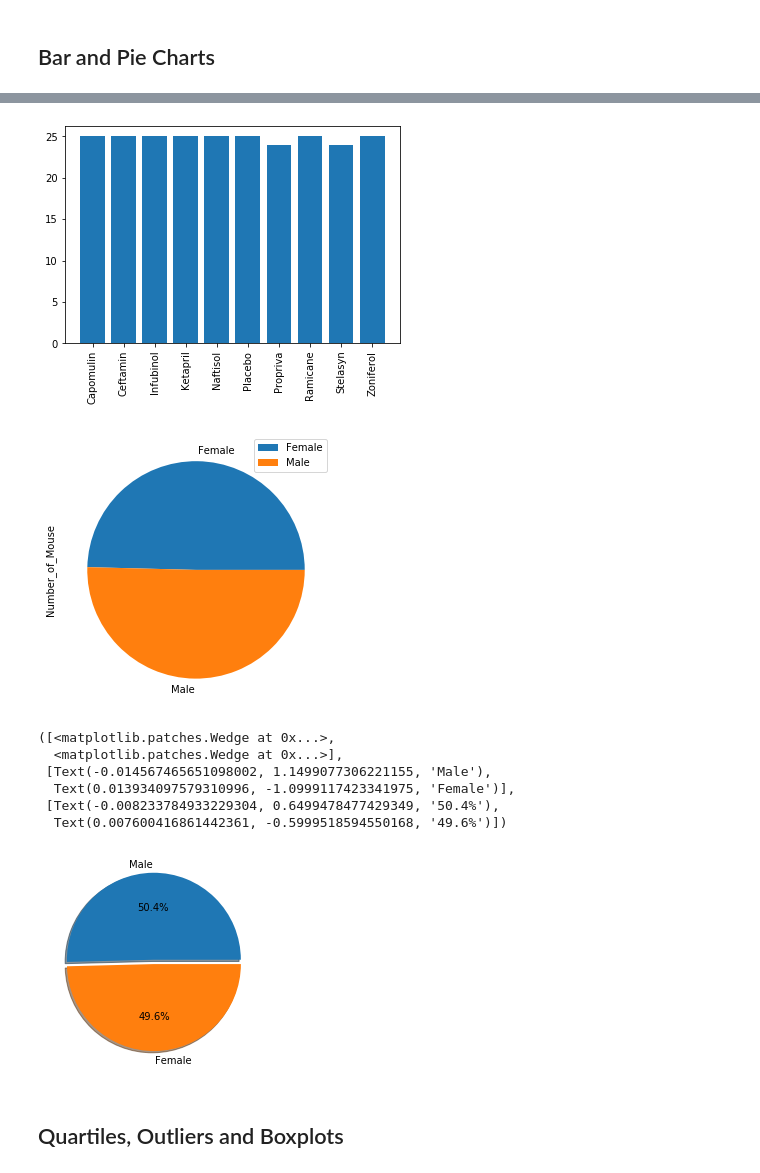
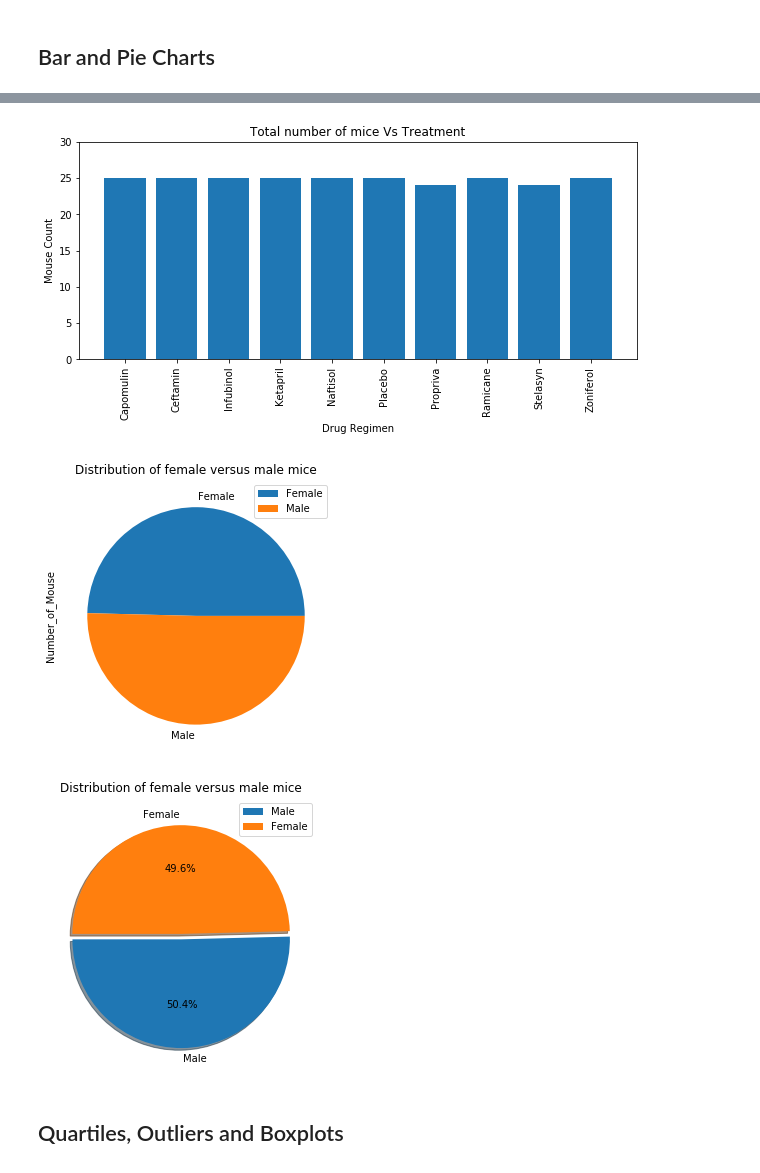
Before and after one commit to amilakanishka/Matplotlib-challenge, a Jupyter notebook: Pymaceuticals/pymaceuticals_starter.ipynb, the cells around one changed output, grey strips where cells are left out. Drawn from its saved outputs; the diff is of its cells as text; code cells hidden in the pictures.

```diff
--- a/Pymaceuticals/pymaceuticals_starter.ipynb
+++ b/Pymaceuticals/pymaceuticals_starter.ipynb
@@ -164,12 +168,17 @@ ax = df1.plot.bar(rot=90)
 # %%
 # Generate a bar plot showing the total number of mice for each treatment throughout the course of the study using pyplot.
 
 df1 = df1.reset_index()
+fig, ax = plt.subplots(figsize=(10,4))
+ax.set_ylabel('Mouse Count')
+ax.set_xlabel('Drug Regimen')
 plt.bar(df1["Drug Regimen"],df1["Total_Mice"])
 plt.xticks(rotation='vertical')
+plt.ylim(0,30)
+plt.title("Total number of mice Vs Treatment")
 plt.show()
 # %% [output]
-[figure, old version]
+[figure, new version]
 # %%
 # Generate a pie plot showing the distribution of female versus male mice using pandas
 
@@ -178,9 +187,9 @@ mouse_gender_df = mouse_gender_df.drop_duplicates(keep = 'first')
 mouse_gender_count_df = mouse_gender_df.groupby(['Sex']).count()
 mouse_gender_count_df = mouse_gender_count_df.rename(columns = {'Mouse ID': 'Number_of_Mouse'})
 # plot = mouse_gender_count_df.plot.pie(y='Mouse ID', figsize=(5, 5))
-plot = mouse_gender_count_df.plot(kind = "pie" ,y='Number_of_Mouse', figsize=(5, 5))
+plot = mouse_gender_count_df.plot(kind = "pie" ,y='Number_of_Mouse', figsize=(5, 5), title ="Distribution of female versus male mice" )
 # %% [output]
-[figure, old version]
+[figure, new version]
 # %%
 # Generate a pie plot showing the distribution of female versus male mice using pyplot
 # Labels for the sections of our pie chart
@@ -191,16 +200,13 @@ sizes = mouse_gender_df['Sex'].value_counts()
 
 # Tells matplotlib to seperate the "Humans" section from the others
 explode = (0.05, 0)
-
-plt.pie(sizes, explode=explode, labels=labels, autopct="%1.1f%%", shadow=True, startangle=0)
+fig, ax = plt.subplots(figsize=(5,5))
+ax.pie(sizes, explode=explode, labels=labels, autopct="%1.1f%%", shadow=True, startangle=180)
+ax.set_title("Distribution of female versus male mice")
+ax.legend(labels, loc="best")
+plt.show()
 # %% [output]
-([<matplotlib.patches.Wedge at 0x...>,
-  <matplotlib.patches.Wedge at 0x...>],
- [Text(-0.014567465651098002, 1.1499077306221155, 'Male'),
-  Text(0.013934097579310996, -1.0999117423341975, 'Female')],
- [Text(-0.008233784933229304, 0.6499478477429349, '50.4%'),
-  Text(0.007600416861442361, -0.5999518594550168, '49.6%')])
-[figure, old version]
+[figure, new version]
 # %% [markdown]
 ## Quartiles, Outliers and Boxplots
 # %%
```
Also changed, not shown: parts of 2 cells of this notebook.
